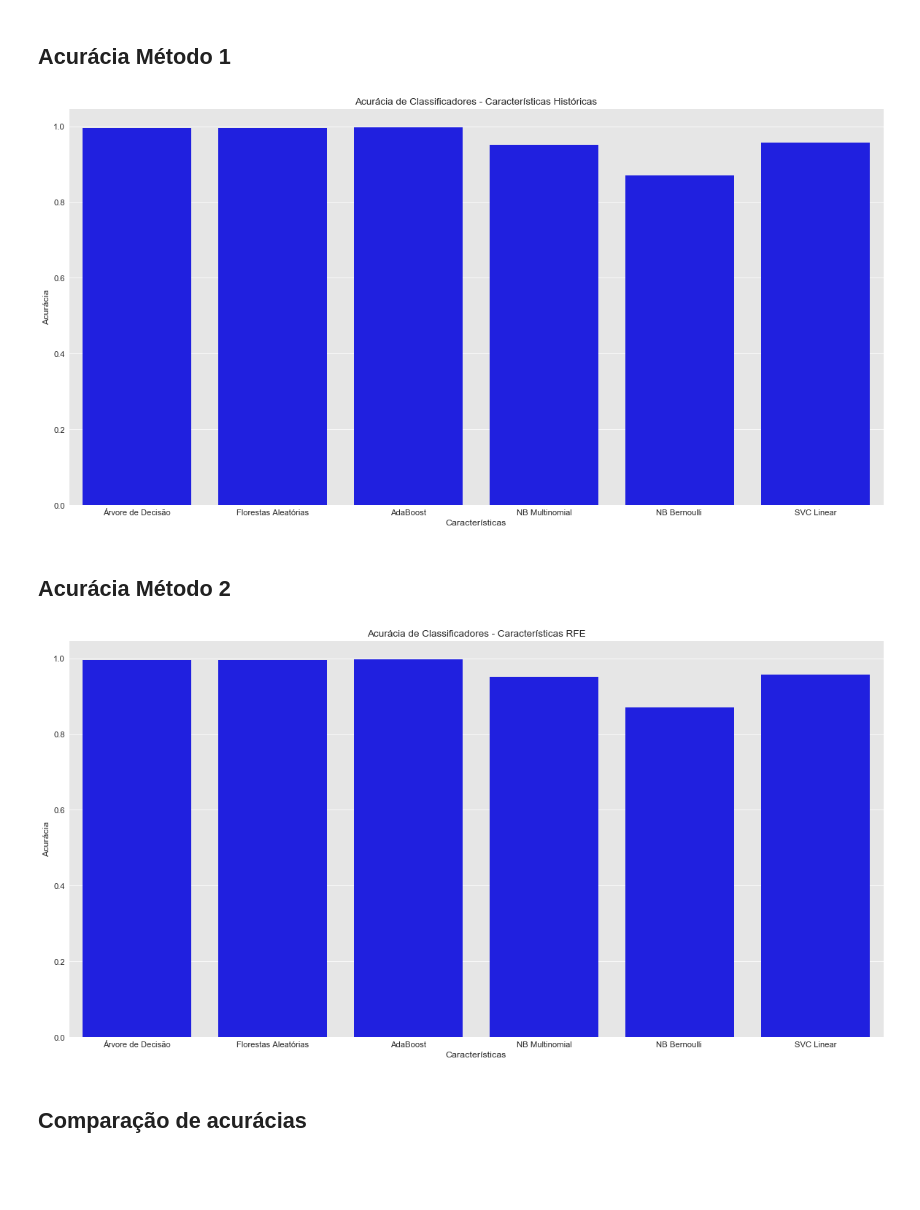
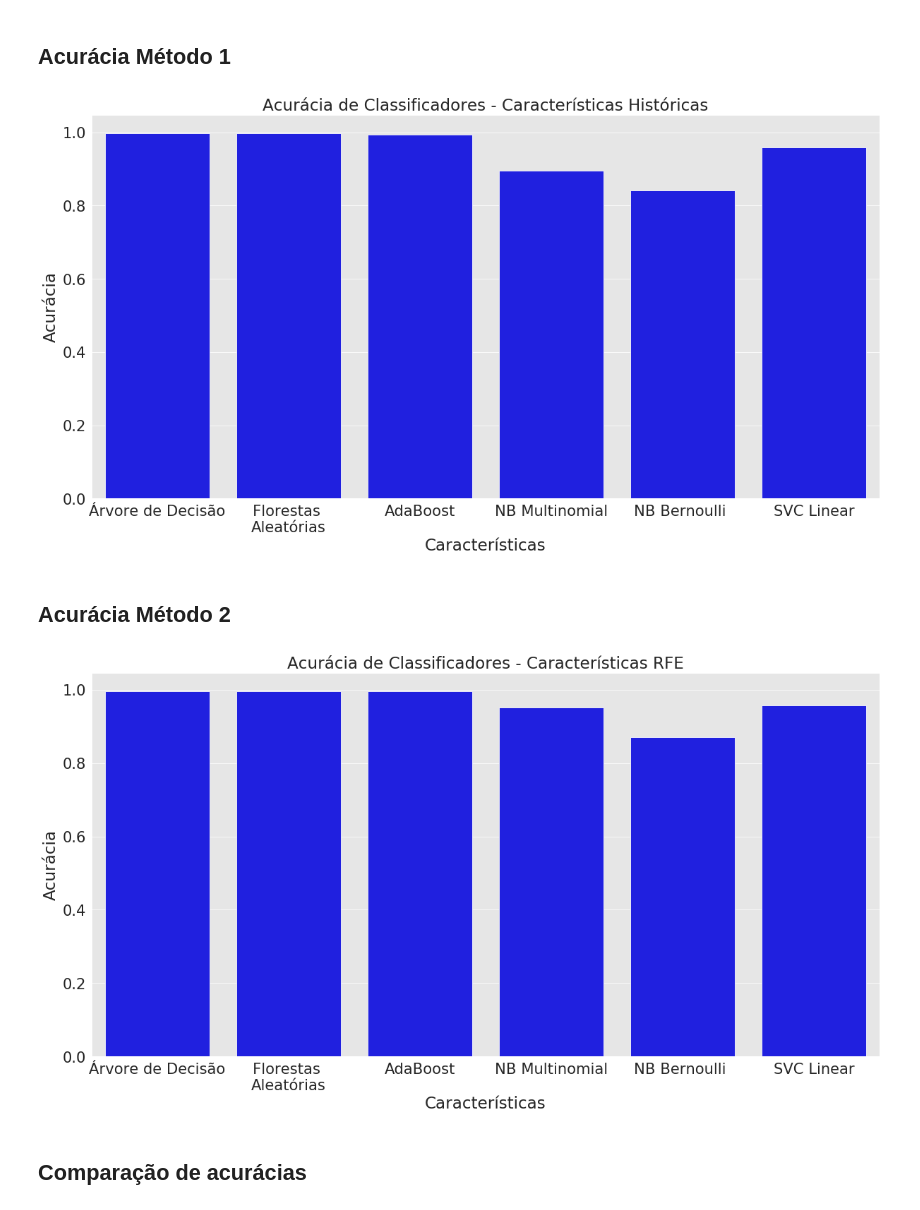
Before and after one commit to luisfbueno/BotnetDetectionTCC, a Jupyter notebook: Notebooks/3 - Gráficos - Resultados e Conclusão.ipynb, the cells around one changed output. Saved outputs shown, nothing was run; the diff lists cells and outputs as text; code cells hidden in the pictures; blank space fills up the shorter version.

```diff
--- a/Notebooks/3 - Gráficos - Resultados e Conclusão.ipynb
+++ b/Notebooks/3 - Gráficos - Resultados e Conclusão.ipynb
@@ -88,22 +88,22 @@ m2nums = list(a.values())
 # %% [markdown]
 # Visualizações
 # %%
-sns.set_context('paper', font_scale=1.4)
+sns.set_context('paper', font_scale=2.4)
 sns.set_style("darkgrid", {"axes.facecolor": ".9"})
 # %% [markdown]
 ## Acurácia Método 1
 # %%
 plt.figure(figsize=(20,10),frameon=False)
 plt.title('Acurácia de Classificadores - Características Históricas')
 plt.ylabel('Acurácia')
 plt.xlabel('Características')
-plot = sns.barplot(x=algoritmos,y=acurácias,color='blue')
+plot = sns.barplot(x=algoritmos,y=m1acurácias,color='blue')
 
 fig = plot.get_figure()
 
 fig.savefig('Acurácia Método1.png')
 # %% [output]
-[figure, old version]
+[figure, new version]
 # %% [markdown]
 ## Acurácia Método 2
 # %%
@@ -111,13 +111,13 @@ plt.figure(figsize=(20,10),frameon=False)
 plt.title('Acurácia de Classificadores - Características RFE')
 plt.ylabel('Acurácia')
 plt.xlabel('Características')
-plot = sns.barplot(x=algoritmos,y=acurácias,color='blue')
+plot = sns.barplot(x=algoritmos,y=m2acurácias,color='blue')
 
 fig = plot.get_figure()
 
 fig.savefig('Acurácia Método2.png')
 # %% [output]
-[figure, old version]
+[figure, new version]
 # %% [markdown]
 ## Comparação de acurácias
 # %%
```
Also changed, not shown: parts of 11 cells of this notebook, 34 other files.
